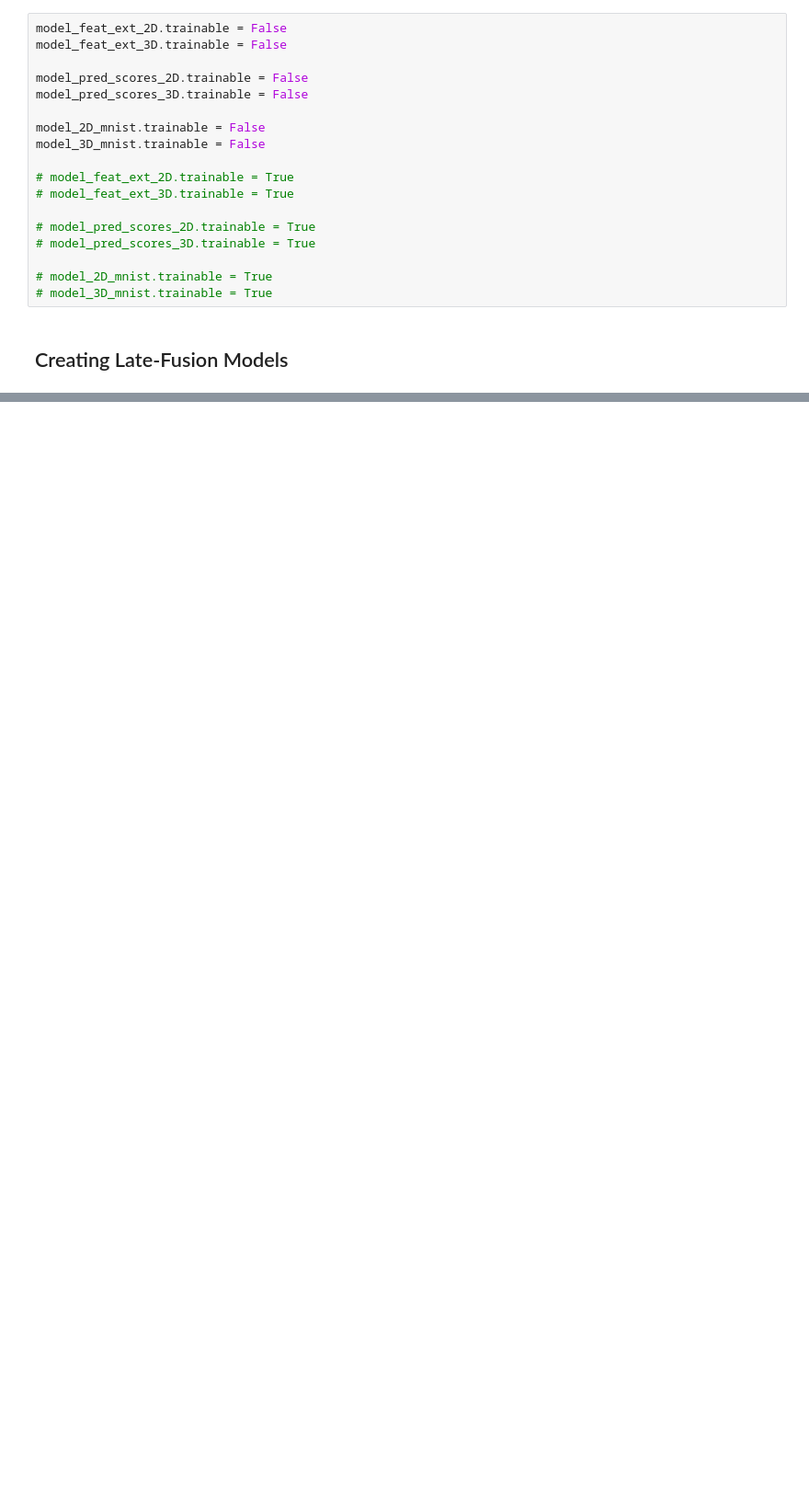
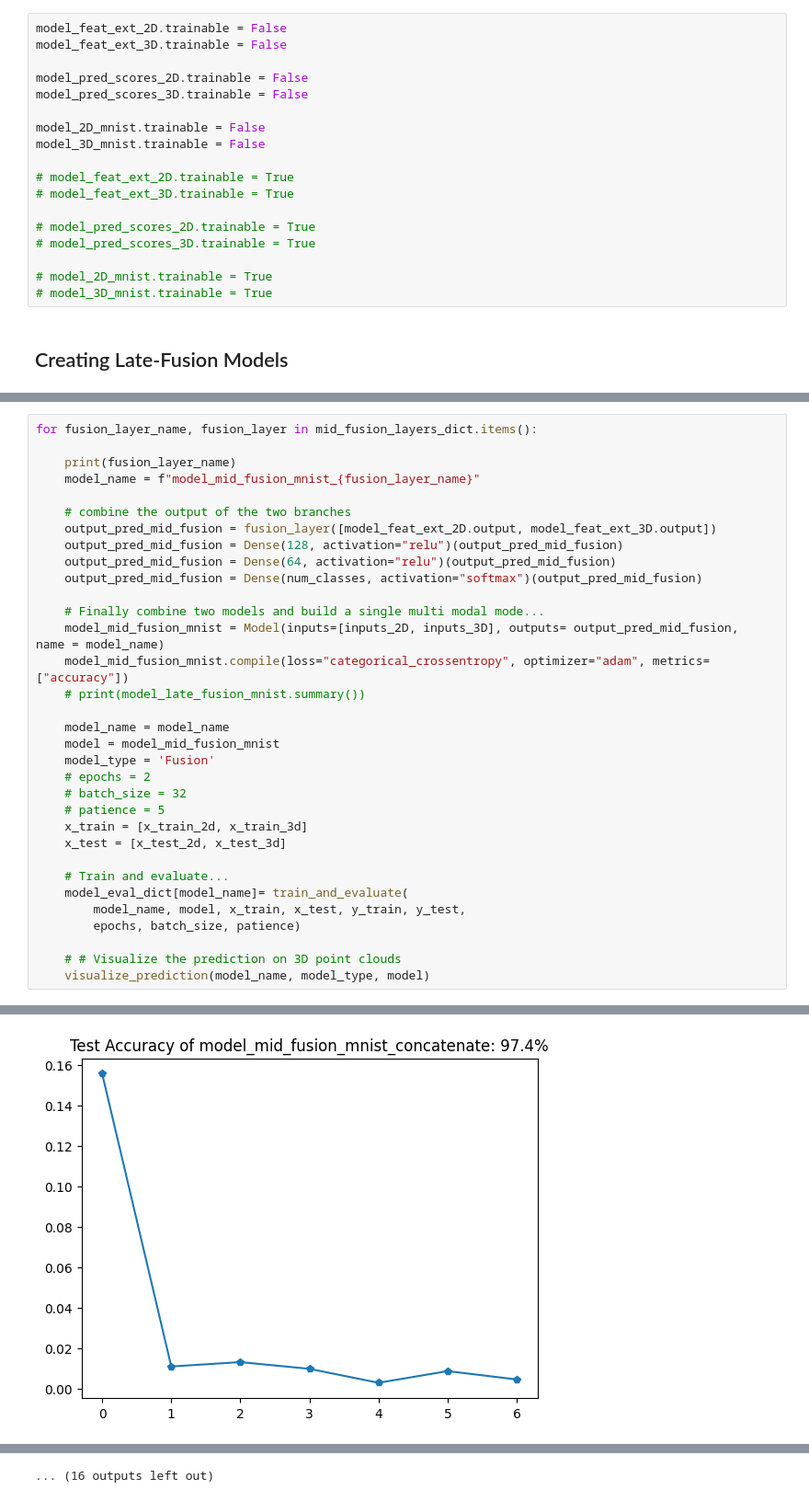
Before and after one commit to shahriar0651/multi-modal-sec, a Jupyter notebook: code_fusion.ipynb, the cells around one changed output, grey strips where cells are left out. Shown at 92% size. Cells and saved outputs as stored; diff of their text form; blank space fills up the shorter version.

```diff
--- a/code_fusion.ipynb
+++ b/code_fusion.ipynb
@@ -557,0 +646,34 @@ Test Accuracy of model_late_fusion_mnist_Minimum: 96.9%
+# %%
+for fusion_layer_name, fusion_layer in mid_fusion_layers_dict.items():
+
+    print(fusion_layer_name)
+    model_name = f"model_mid_fusion_mnist_{fusion_layer_name}"
+
+    # combine the output of the two branches
+    output_pred_mid_fusion = fusion_layer([model_feat_ext_2D.output, model_feat_ext_3D.output])
+    output_pred_mid_fusion = Dense(128, activation="relu")(output_pred_mid_fusion)
+    output_pred_mid_fusion = Dense(64, activation="relu")(output_pred_mid_fusion)
+    output_pred_mid_fusion = Dense(num_classes, activation="softmax")(output_pred_mid_fusion)
+
+    # Finally combine two models and build a single multi modal mode...
+    model_mid_fusion_mnist = Model(inputs=[inputs_2D, inputs_3D], outputs= output_pred_mid_fusion,  name = model_name)
+    model_mid_fusion_mnist.compile(loss="categorical_crossentropy", optimizer="adam", metrics=["accuracy"])
+    # print(model_late_fusion_mnist.summary())
+
+    model_name = model_name
+    model = model_mid_fusion_mnist
+    model_type = 'Fusion'
+    # epochs = 2
+    # batch_size = 32
+    # patience = 5
+    x_train = [x_train_2d, x_train_3d]
+    x_test = [x_test_2d, x_test_3d]
+
+    # Train and evaluate...
+    model_eval_dict[model_name]= train_and_evaluate(
+        model_name, model, x_train, x_test, y_train, y_test,
+        epochs, batch_size, patience)
+
+    # # Visualize the prediction on 3D point clouds
+    visualize_prediction(model_name, model_type, model)
+# %% [output]
@@ -557,0 +697 @@ Test Accuracy of model_late_fusion_mnist_Minimum: 96.9%
+[figure, added]
@@ -557,0 +758 @@ Test Accuracy of model_late_fusion_mnist_Minimum: 96.9%
+... (16 outputs left out)
```
Also changed, not shown: parts of 13 cells of this notebook.
